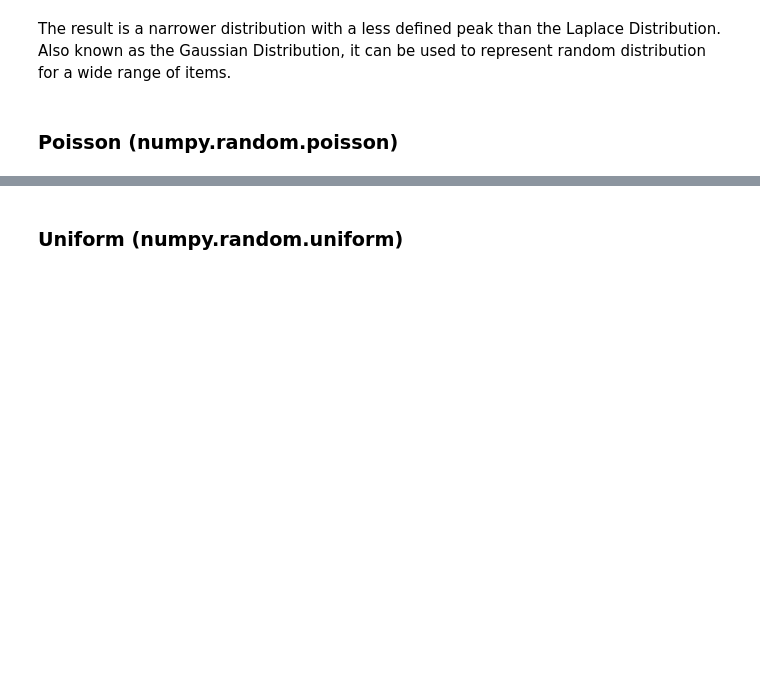
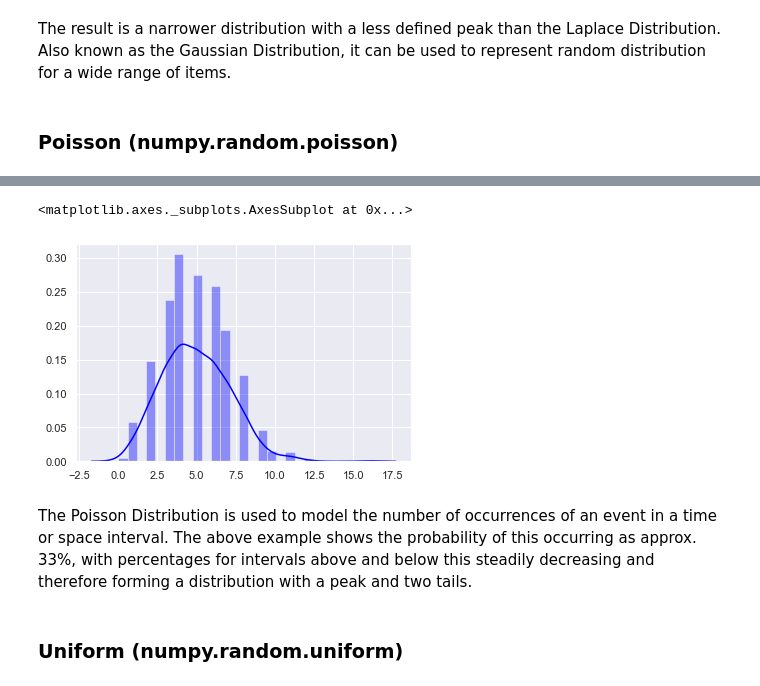
Before and after one commit to Pmcg1/ProgDA_Assignment, a Jupyter notebook: ProgDA_Assessment_1_2019.ipynb, the cells around one changed output, grey strips where cells are left out. Saved outputs shown, nothing was run; the diff lists cells and outputs as text; code cells hidden in the pictures; blank space fills up the shorter version.

Commit message:
added poisson and uniform distributions

```diff
--- a/ProgDA_Assessment_1_2019.ipynb
+++ b/ProgDA_Assessment_1_2019.ipynb
@@ -499,2 +506,13 @@ The result is a narrower distribution with a less defined peak than the Laplace
+# %%
+# With 1000 samples and an interval of 5.0, generate a poisson distribution
+x = np.random.poisson(5.0, size=1000)
+
+#Generate a distplot to visualise:
+sns.distplot(x, color="blue")
+# %% [output]
+<matplotlib.axes._subplots.AxesSubplot at 0x...>
+[figure, added]
+# %% [markdown]
+The Poisson Distribution is used to model the number of occurrences of an event in a time or space interval. The above example shows the probability of this occurring as approx. 33%, with percentages for intervals above and below this steadily decreasing and therefore forming a distribution with a peak and two tails.
 # %% [markdown]
 ### Uniform (numpy.random.uniform)
```
Also changed, not shown: parts of 5 cells of this notebook.
